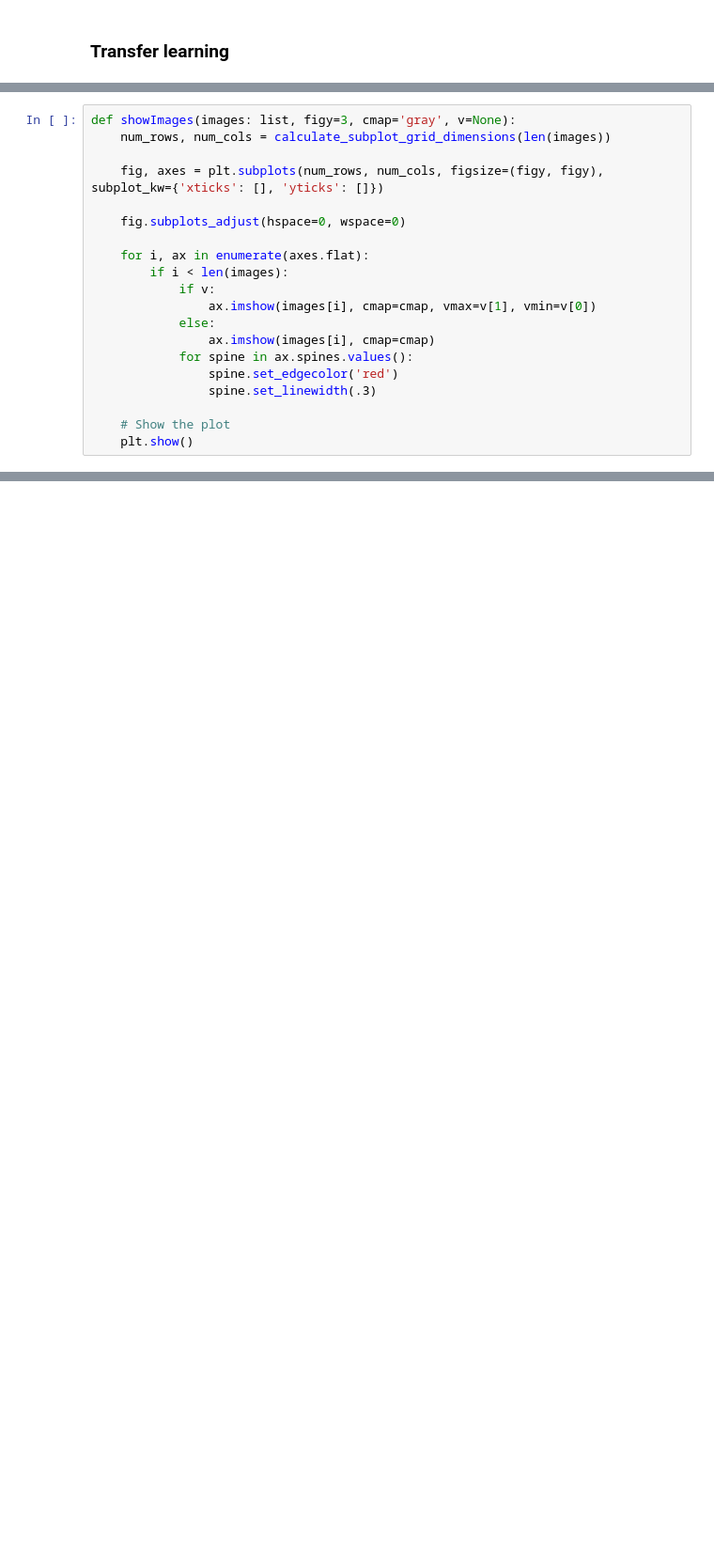
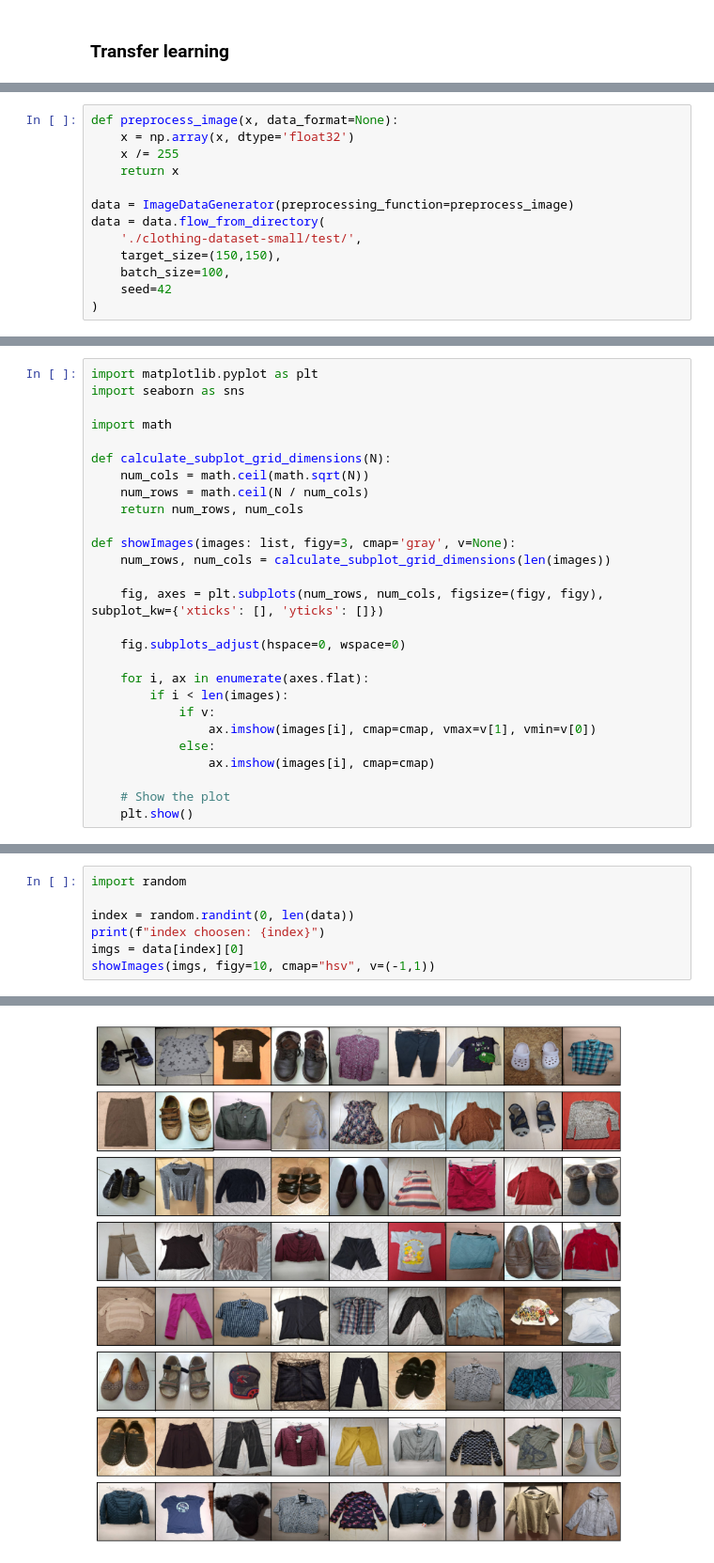
Before and after one commit to rahul38888/ML-Zoomcamp-practice, a Jupyter notebook: Ch8 Deep Learning/graphs.ipynb, the cells around one changed output, grey strips where cells are left out. Shown at 94% size. Saved outputs shown, nothing was run; the diff lists cells and outputs as text; blank space fills up the shorter version.

```diff
--- a/Ch8 Deep Learning/graphs.ipynb
+++ b/Ch8 Deep Learning/graphs.ipynb
@@ -93,0 +9,13 @@ showImages([model_xc_preds[0][:,:,i] for i in range(20)], figy=30)
+# %%
+def preprocess_image(x, data_format=None):
+    x = np.array(x, dtype='float32')
+    x /= 255
+    return x
+
+data = ImageDataGenerator(preprocessing_function=preprocess_image)
+data = data.flow_from_directory(
+    './clothing-dataset-small/test/',
+    target_size=(150,150),
+    batch_size=100,
+    seed=42
+)
@@ -94,4 +38,14 @@ showImages([model_xc_preds[0][:,:,i] for i in range(20)], figy=30)
 # %%
+import matplotlib.pyplot as plt
+import seaborn as sns
+
+import math
+
+def calculate_subplot_grid_dimensions(N):
+    num_cols = math.ceil(math.sqrt(N))
+    num_rows = math.ceil(N / num_cols)
+    return num_rows, num_cols
+
 def showImages(images: list, figy=3, cmap='gray', v=None):
     num_rows, num_cols = calculate_subplot_grid_dimensions(len(images))
 
@@ -105,9 +59,6 @@ def showImages(images: list, figy=3, cmap='gray', v=None):
                 ax.imshow(images[i], cmap=cmap, vmax=v[1], vmin=v[0])
             else:
                 ax.imshow(images[i], cmap=cmap)
-            for spine in ax.spines.values():
-                spine.set_edgecolor('red')
-                spine.set_linewidth(.3)
 
     # Show the plot
     plt.show()
@@ -264,0 +65,8 @@ show_transformed(gen)
+# %%
+import random
+
+index = random.randint(0, len(data))
+print(f"index choosen: {index}")
+imgs = data[index][0]
+showImages(imgs, figy=10, cmap="hsv", v=(-1,1))
+# %% [output]
@@ -264,0 +74 @@ show_transformed(gen)
+[figure, added]
```
Also changed, not shown: parts of 35 cells of this notebook, 3 other files.
